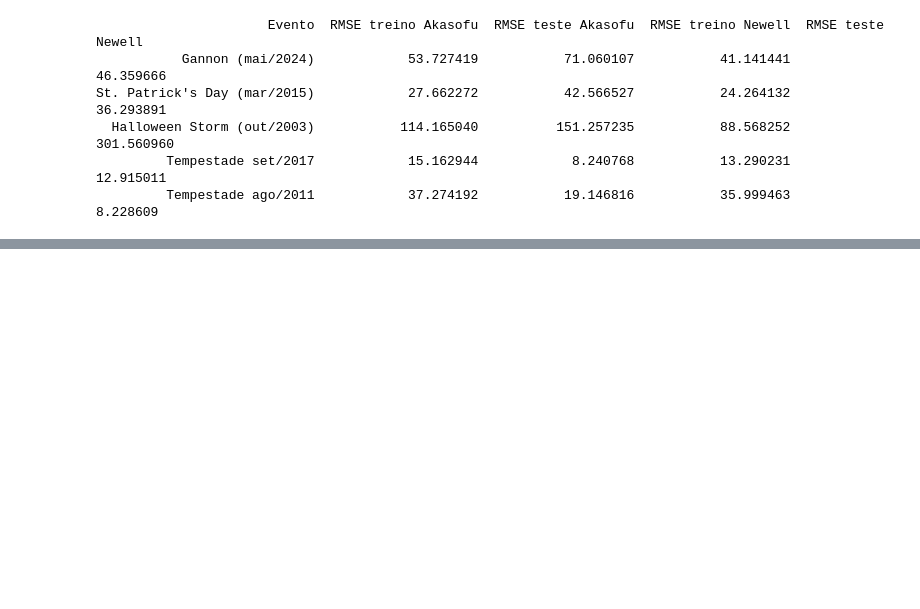
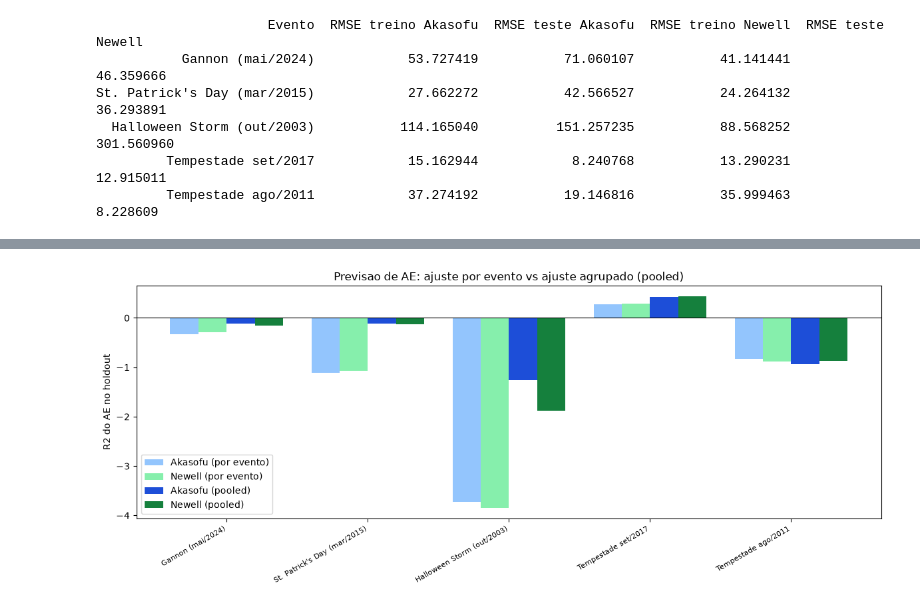
Before and after one commit to Guilherme-Bernal/GeracaoMartece-IC, a Jupyter notebook: notebooks/pipeline_acoplamento_dst_v1.ipynb, the cells around one changed output, grey strips where cells are left out. Cells and saved outputs as stored; diff of their text form; code cells hidden in the pictures; blank space fills up the shorter version.

Commit message:
Corrige previsao de AE (lag + pooling), deteccao automatica de janela, le Kp local via cdflib, e adiciona suite de testes automatizados

```diff
--- a/notebooks/pipeline_acoplamento_dst.ipynb
+++ b/notebooks/pipeline_acoplamento_dst_v1.ipynb
@@ -617,0 +607,5 @@ plt.show()
+# %%
+from previsao import avaliar_previsao_ae_pooled
+
+tabela_ae_pooled = avaliar_previsao_ae_pooled(resultados_holdout, dt=60.0)
+print(tabela_ae_pooled.pivot(index='nome', columns='funcao', values='r2_teste'))
@@ -617,0 +633,27 @@ plt.show()
+# %%
+nomes = [r['nome'] for r in resultados_holdout]
+x = np.arange(len(nomes))
+largura = 0.2
+
+r2_ak_individual = [r['r2_teste_akasofu'] if r and 'r2_teste_akasofu' in r else np.nan for r in resultados_ae_holdout]
+r2_nw_individual = [r['r2_teste_newell'] if r and 'r2_teste_newell' in r else np.nan for r in resultados_ae_holdout]
+
+piv = tabela_ae_pooled.pivot(index='nome', columns='funcao', values='r2_teste').reindex(nomes)
+r2_ak_pooled = piv['akasofu'].values
+r2_nw_pooled = piv['newell'].values
+
+fig, ax = plt.subplots(figsize=(12, 5))
+ax.bar(x - 1.5*largura, r2_ak_individual, largura, label='Akasofu (por evento)', color='#93c5fd')
+ax.bar(x - 0.5*largura, r2_nw_individual, largura, label='Newell (por evento)', color='#86efac')
+ax.bar(x + 0.5*largura, r2_ak_pooled, largura, label='Akasofu (pooled)', color='#1d4ed8')
+ax.bar(x + 1.5*largura, r2_nw_pooled, largura, label='Newell (pooled)', color='#15803d')
+ax.axhline(0, color='black', linewidth=0.8)
+ax.set_xticks(x)
+ax.set_xticklabels(nomes, rotation=30, ha='right', fontsize=8)
+ax.set_ylabel('R2 do AE no holdout')
+ax.set_title('Previsao de AE: ajuste por evento vs ajuste agrupado (pooled)')
+ax.legend()
+plt.tight_layout()
+plt.show()
+# %% [output]
+[figure, added]
```
Also changed, not shown: parts of 13 cells of this notebook, 10 other files.
